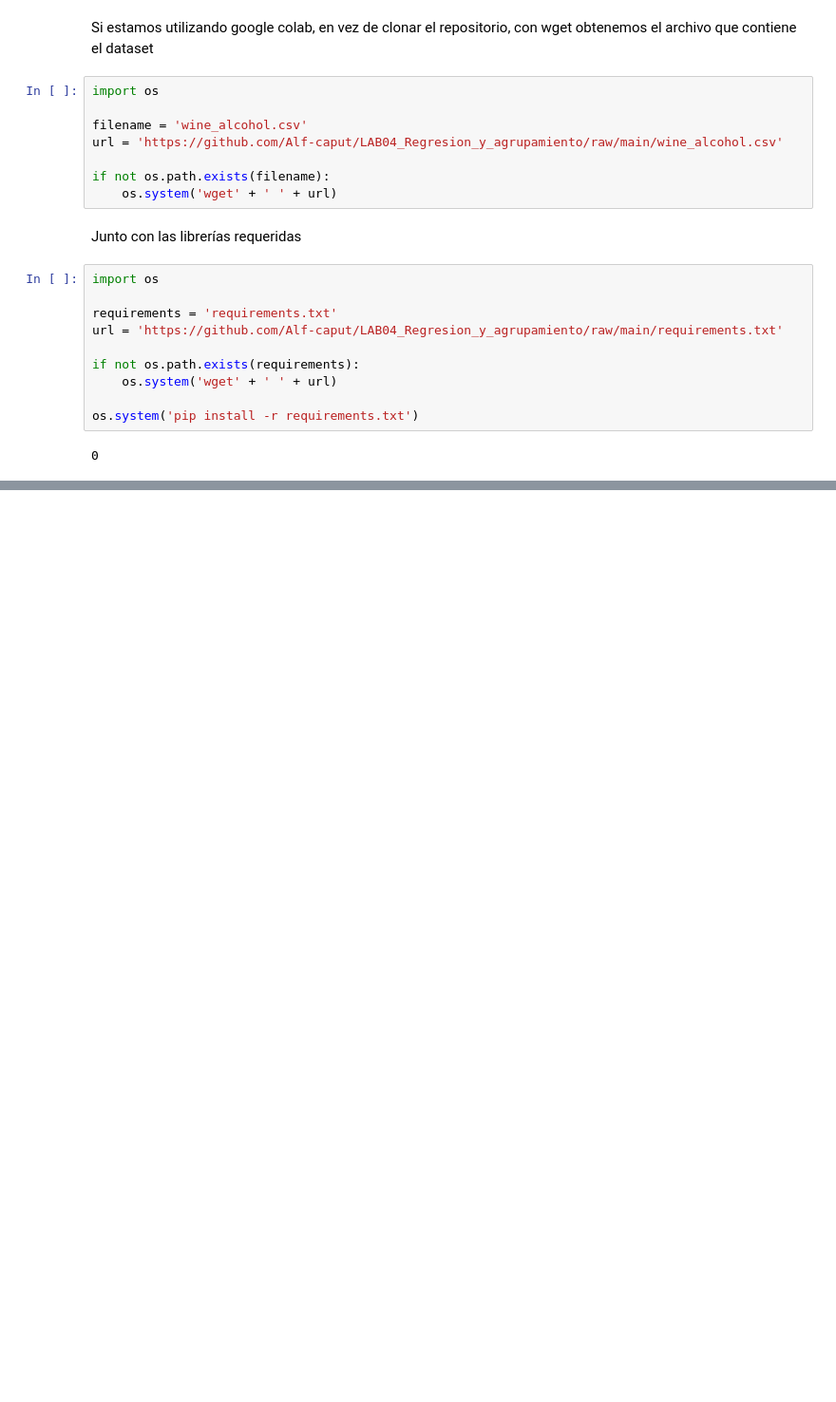
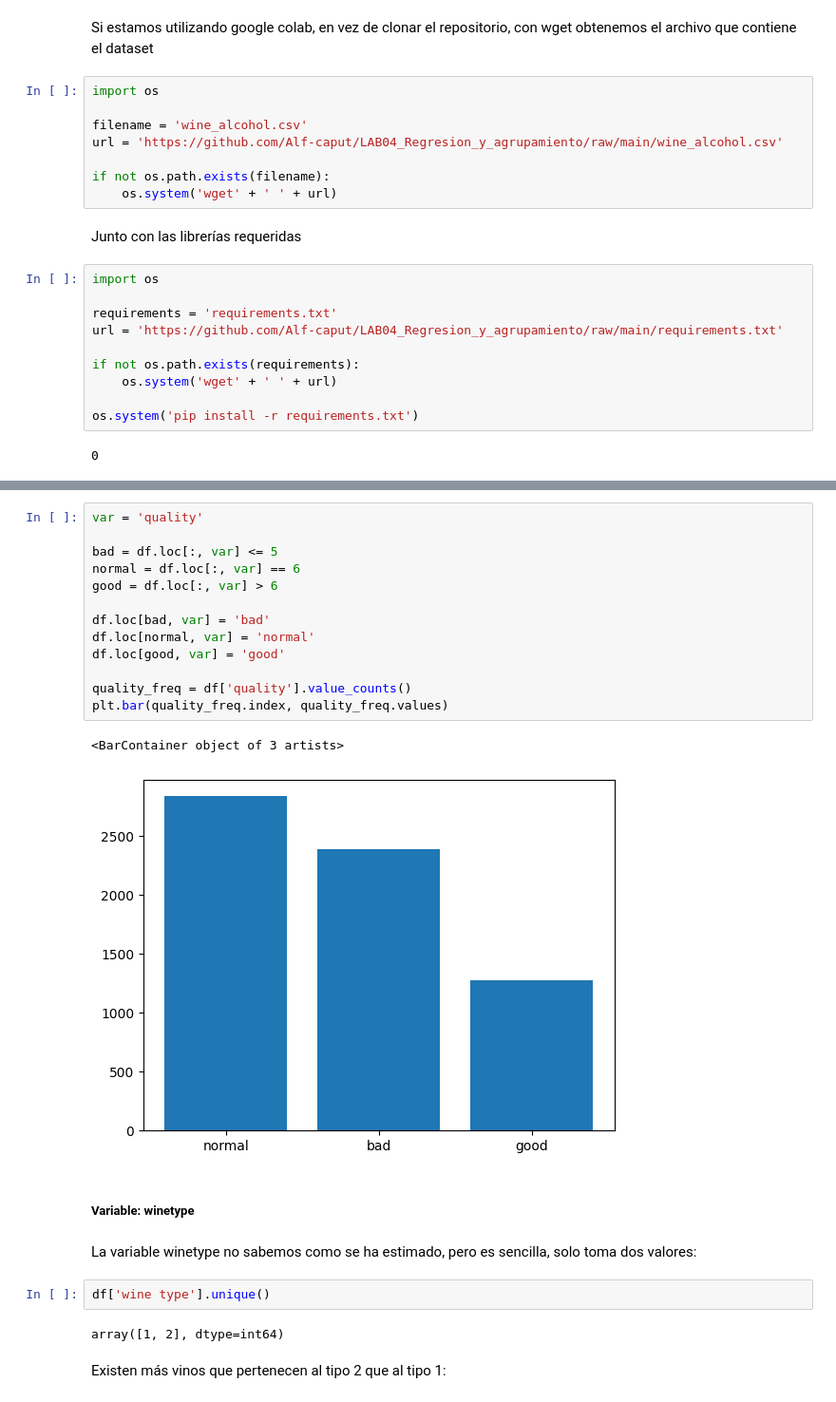
Before and after one commit to Alf-caput/LAB04_Regresion_y_agrupamiento, a Jupyter notebook: LAB04 Regresion_y_agrupamientov2.ipynb, the cells around one changed output, grey strips where cells are left out. Shown: that part at 95% size. Drawn from its saved outputs; the diff is of its cells as text; blank space fills up the shorter version.

```diff
--- a/LAB04 Regresion_y_agrupamientov2.ipynb
+++ b/LAB04 Regresion_y_agrupamientov2.ipynb
@@ -27,0 +261,26 @@ os.system('pip install -r requirements.txt')
+# %%
+var = 'quality'
+
+bad = df.loc[:, var] <= 5
+normal = df.loc[:, var] == 6
+good = df.loc[:, var] > 6
+
+df.loc[bad, var] = 'bad'
+df.loc[normal, var] = 'normal'
+df.loc[good, var] = 'good'
+
+quality_freq = df['quality'].value_counts()
+plt.bar(quality_freq.index, quality_freq.values)
+# %% [output]
+<BarContainer object of 3 artists>
+[figure, added]
+# %% [markdown]
+##### Variable: **winetype**
+# %% [markdown]
+La variable winetype no sabemos como se ha estimado, pero es sencilla, solo toma dos valores:
+# %%
+df['wine type'].unique()
+# %% [output]
+array([1, 2], dtype=int64)
+# %% [markdown]
+Existen más vinos que pertenecen al tipo 2 que al tipo 1:
```
Also changed, not shown: parts of 48 cells of this notebook, 1 other file.
